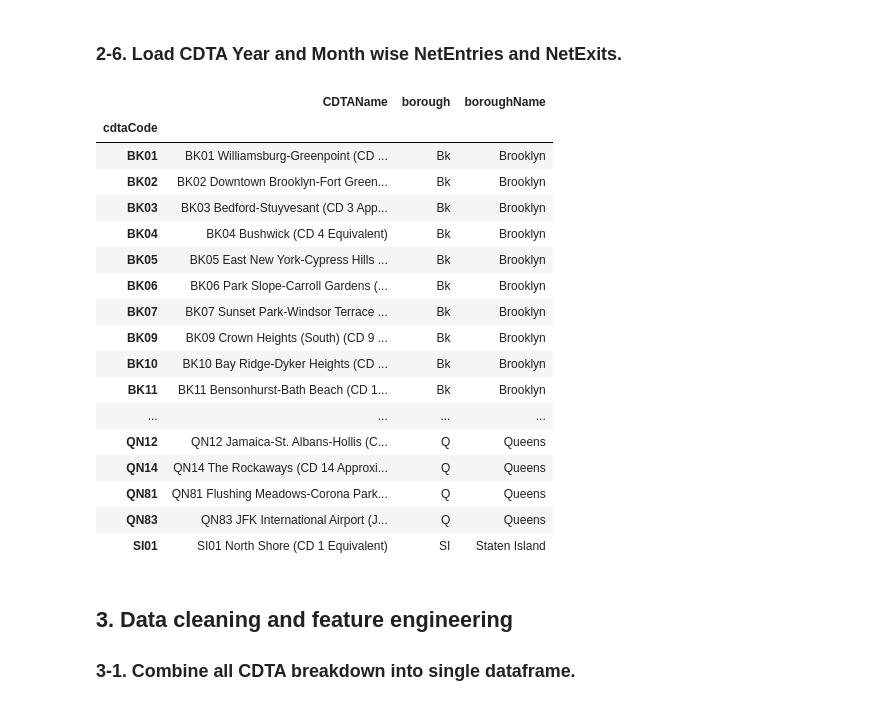
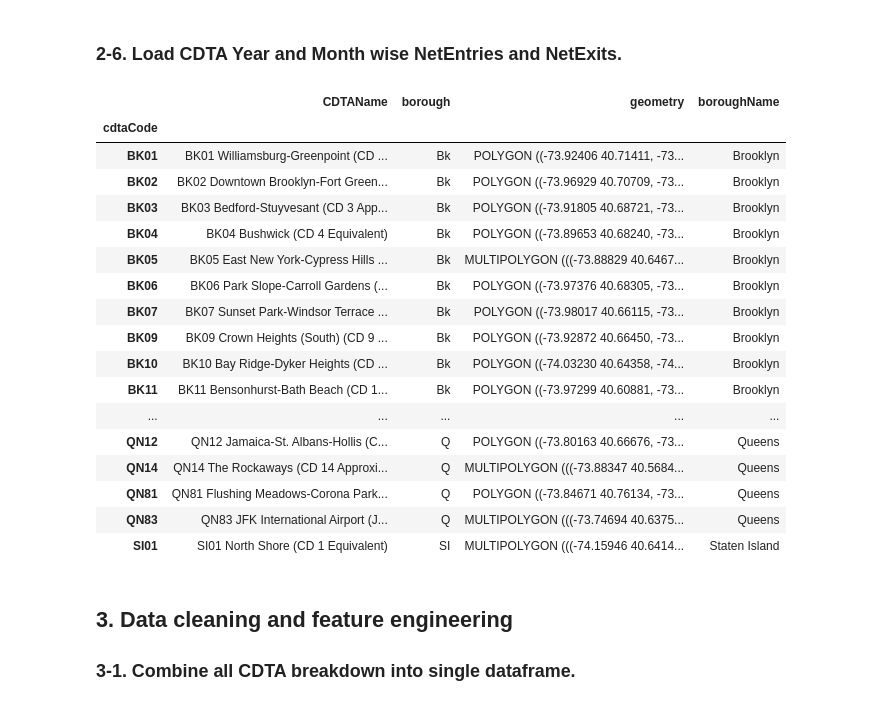
Before and after one commit to henryhyunwookim/NYC-Transportation-and-Socioeconomic-Data-Analysis, a Jupyter notebook: subway/get_data.ipynb, the cells around one changed output. Saved outputs shown, nothing was run; the diff lists cells and outputs as text; code cells hidden in the pictures.

```diff
--- a/subway/get_data.ipynb
+++ b/subway/get_data.ipynb
@@ -201,43 +201,42 @@ exit_year_month_count_cdta.columns = ["Exit_total_trip_count_year_month_" + str(
 # %%
 ### 2-7. Load CDTA Buroughs.
 # %%
-#cdta_burough_poly_df = stationWithCdta.set_index("cdtaCode")[["CDTAName", "borough","geometry"]].drop_duplicates()
-cdta_burough_poly_df = stationWithCdta.set_index("cdtaCode")[["CDTAName", "borough"]].drop_duplicates()
+cdta_burough_poly_df = stationWithCdta.set_index("cdtaCode")[["CDTAName", "borough","geometry"]].drop_duplicates()
 cdta_burough_poly_df = cdta_burough_poly_df.drop('BK08')
 
 condition = ~((cdta_burough_poly_df['CDTAName'] == 'BX08 Riverdale-Kingsbridge-Marble Hill (CD 8 Approximation)') & (cdta_burough_poly_df['borough'] == 'M'))
 cdta_burough_poly_df = cdta_burough_poly_df[ condition ]
 
 cdta_burough_poly_df['boroughName'] = cdta_burough_poly_df["borough"].astype(str).apply(lambda x:x).map(
     {
         'Ew': 'EWR',
         'Q': 'Queens',
         'Bx': 'Bronx',
         'M': 'Manhattan',
         'SI': 'Staten Island',
         'Bk': 'Brooklyn'
     }
 )
 cdta_burough_poly_df
 # %% [output]
-|  | CDTAName | borough | boroughName |
-| cdtaCode |  |  |  |
-| BK01 | BK01 Williamsburg-Greenpoint (CD ... | Bk | Brooklyn |
-| BK02 | BK02 Downtown Brooklyn-Fort Green... | Bk | Brooklyn |
-| BK03 | BK03 Bedford-Stuyvesant (CD 3 App... | Bk | Brooklyn |
-| BK04 | BK04 Bushwick (CD 4 Equivalent) | Bk | Brooklyn |
-| BK05 | BK05 East New York-Cypress Hills ... | Bk | Brooklyn |
-| BK06 | BK06 Park Slope-Carroll Gardens (... | Bk | Brooklyn |
-| BK07 | BK07 Sunset Park-Windsor Terrace ... | Bk | Brooklyn |
-| BK09 | BK09 Crown Heights (South) (CD 9 ... | Bk | Brooklyn |
-| BK10 | BK10 Bay Ridge-Dyker Heights (CD ... | Bk | Brooklyn |
-| BK11 | BK11 Bensonhurst-Bath Beach (CD 1... | Bk | Brooklyn |
-| ... | ... | ... | ... |
-| QN12 | QN12 Jamaica-St. Albans-Hollis (C... | Q | Queens |
-| QN14 | QN14 The Rockaways (CD 14 Approxi... | Q | Queens |
-| QN81 | QN81 Flushing Meadows-Corona Park... | Q | Queens |
-| QN83 | QN83 JFK International Airport (J... | Q | Queens |
-| SI01 | SI01 North Shore (CD 1 Equivalent) | SI | Staten Island |
+|  | CDTAName | borough | geometry | boroughName |
+| cdtaCode |  |  |  |  |
+| BK01 | BK01 Williamsburg-Greenpoint (CD ... | Bk | POLYGON ((-73.92406 40.71411, -73... | Brooklyn |
+| BK02 | BK02 Downtown Brooklyn-Fort Green... | Bk | POLYGON ((-73.96929 40.70709, -73... | Brooklyn |
+| BK03 | BK03 Bedford-Stuyvesant (CD 3 App... | Bk | POLYGON ((-73.91805 40.68721, -73... | Brooklyn |
+| BK04 | BK04 Bushwick (CD 4 Equivalent) | Bk | POLYGON ((-73.89653 40.68240, -73... | Brooklyn |
+| BK05 | BK05 East New York-Cypress Hills ... | Bk | MULTIPOLYGON (((-73.88829 40.6467... | Brooklyn |
+| BK06 | BK06 Park Slope-Carroll Gardens (... | Bk | POLYGON ((-73.97376 40.68305, -73... | Brooklyn |
+| BK07 | BK07 Sunset Park-Windsor Terrace ... | Bk | POLYGON ((-73.98017 40.66115, -73... | Brooklyn |
+| BK09 | BK09 Crown Heights (South) (CD 9 ... | Bk | POLYGON ((-73.92872 40.66450, -73... | Brooklyn |
+| BK10 | BK10 Bay Ridge-Dyker Heights (CD ... | Bk | POLYGON ((-74.03230 40.64358, -74... | Brooklyn |
+| BK11 | BK11 Bensonhurst-Bath Beach (CD 1... | Bk | POLYGON ((-73.97299 40.60881, -73... | Brooklyn |
+| ... | ... | ... | ... | ... |
+| QN12 | QN12 Jamaica-St. Albans-Hollis (C... | Q | POLYGON ((-73.80163 40.66676, -73... | Queens |
+| QN14 | QN14 The Rockaways (CD 14 Approxi... | Q | MULTIPOLYGON (((-73.88347 40.5684... | Queens |
+| QN81 | QN81 Flushing Meadows-Corona Park... | Q | POLYGON ((-73.84671 40.76134, -73... | Queens |
+| QN83 | QN83 JFK International Airport (J... | Q | MULTIPOLYGON (((-73.74694 40.6375... | Queens |
+| SI01 | SI01 North Shore (CD 1 Equivalent) | SI | MULTIPOLYGON (((-74.15946 40.6414... | Staten Island |
 # %% [markdown]
 ## 3. Data cleaning and feature engineering
 ### 3-1. Combine all CDTA breakdown into single dataframe.
```
Also changed, not shown: parts of 25 cells of this notebook, 4 other files.
